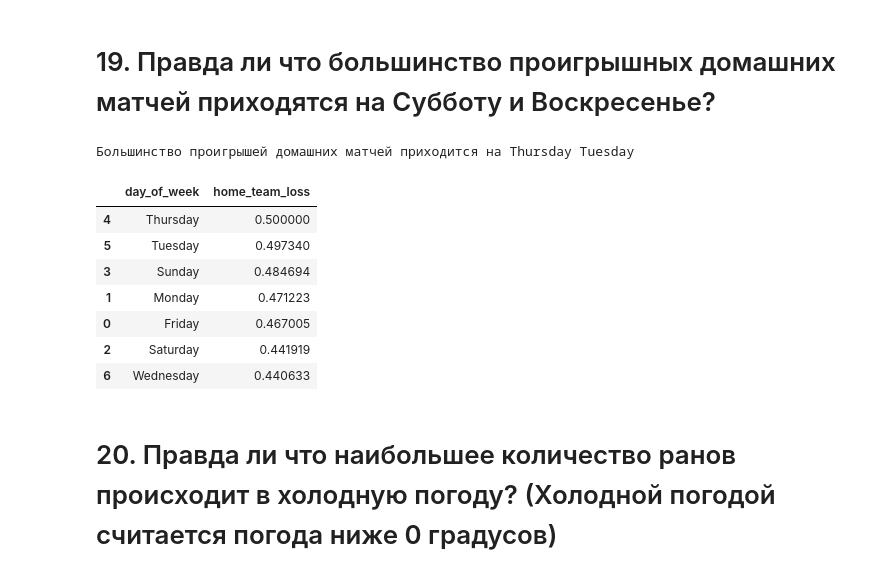
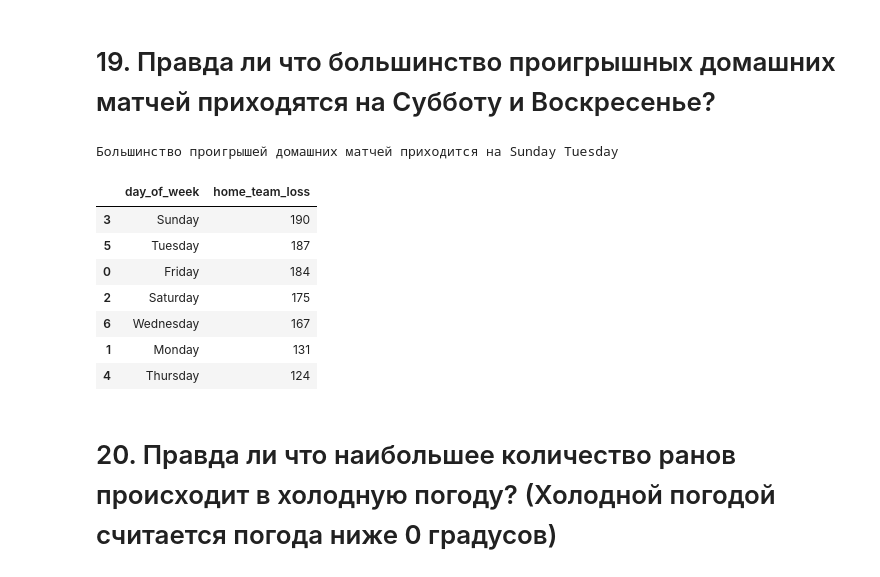
Before and after one commit to russlix/module_1, a Jupyter notebook: murashko_RA_module_1_homework.ipynb, the cells around one changed output. Drawn from its saved outputs; the diff is of its cells as text; code cells hidden in the pictures.

```diff
--- a/murashko_RA_module_1_homework.ipynb
+++ b/murashko_RA_module_1_homework.ipynb
@@ -393,22 +393,22 @@ sns.heatmap(correlation_matrix, annot=True, fmt='.1f', ax=ax, cmap=sns.color_pal
 # 19. Правда ли что большинство проигрышных домашних матчей приходятся на Субботу и Воскресенье?
 # %%
 #tableValues = data.groupby(['home_team_loss','day_of_week'],as_index=False)
-tableValues = data.groupby(by=['day_of_week'],as_index=False)['home_team_loss'].mean()
+tableValues = data.groupby(by=['day_of_week'],as_index=False)['home_team_loss'].sum()
 #.groupby(['home_team_loss','day_of_week']).mean()
 tableValues = tableValues.sort_values(by=['home_team_loss'],ascending=False)
 
 print('Большинство проигрышей домашних матчей приходится на', tableValues.iloc[0,0], tableValues.iloc[1,0])
 tableValues
 # %% [output]
-Большинство проигрышей домашних матчей приходится на Thursday Tuesday
+Большинство проигрышей домашних матчей приходится на Sunday Tuesday
 |  | day_of_week | home_team_loss |
-| 4 | Thursday | 0.500000 |
-| 5 | Tuesday | 0.497340 |
-| 3 | Sunday | 0.484694 |
-| 1 | Monday | 0.471223 |
-| 0 | Friday | 0.467005 |
-| 2 | Saturday | 0.441919 |
-| 6 | Wednesday | 0.440633 |
+| 3 | Sunday | 190 |
+| 5 | Tuesday | 187 |
+| 0 | Friday | 184 |
+| 2 | Saturday | 175 |
+| 6 | Wednesday | 167 |
+| 1 | Monday | 131 |
+| 4 | Thursday | 124 |
 # %% [markdown]
 # 20. Правда ли что наибольшее количество ранов происходит в холодную погоду? (Холодной погодой считается погода ниже 0 градусов)
 # %%
```
Also changed, not shown: parts of 1 cell of this notebook.
